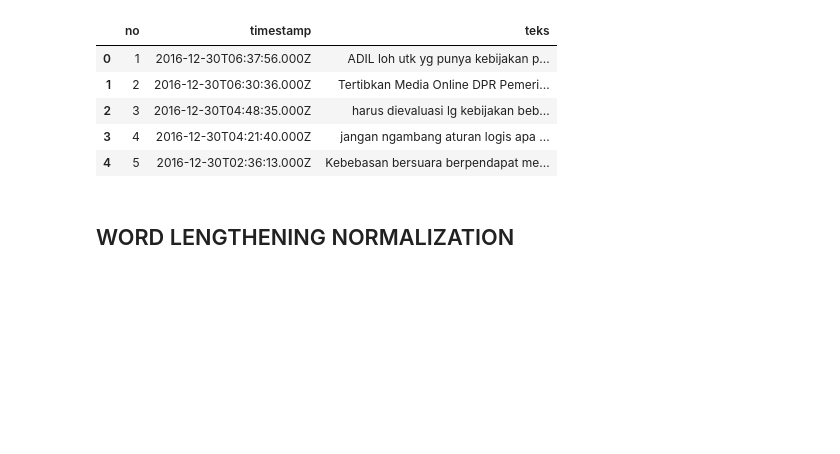
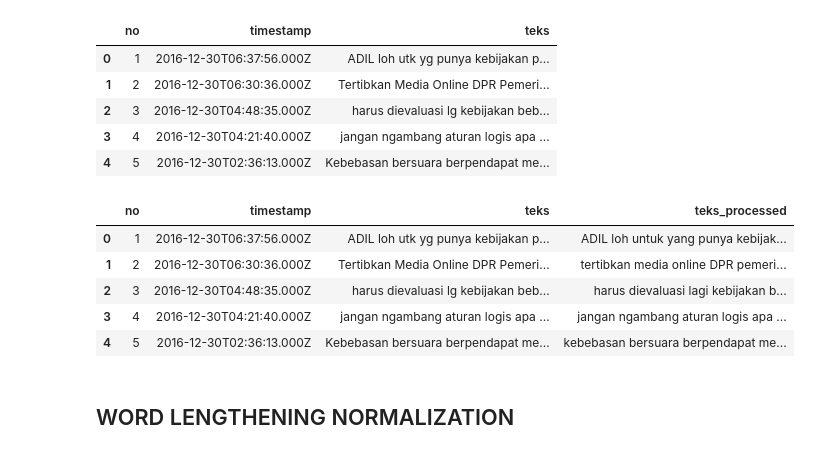
Before and after one commit to riaaazh/TugasAkhir, a Jupyter notebook: datapreparation/datapreprocessing-no-stem/datapreprocessing.ipynb, the cells around one changed output. Saved outputs shown, nothing was run; the diff lists cells and outputs as text; code cells hidden in the pictures; blank space fills up the shorter version.

```diff
--- a/datapreparation/datapreprocessing-no-stem/datapreprocessing.ipynb
+++ b/datapreparation/datapreprocessing-no-stem/datapreprocessing.ipynb
@@ -25,6 +25,20 @@ Jumlah data: 13192
 | 2 | 3 | 2016-12-30T04:48:35.000Z | harus dievaluasi lg kebijakan beb... |
 | 3 | 4 | 2016-12-30T04:21:40.000Z | jangan ngambang aturan logis apa ... |
 | 4 | 5 | 2016-12-30T02:36:13.000Z | Kebebasan bersuara berpendapat me... |
+# %%
+import pandas as pd
+
+pd.set_option('display.max_colwidth', None)
+
+df = pd.read_csv('../datapreprocessing-no-stem/data_preprocessing_final_no_stem.csv')
+df.head()
+# %% [output]
+|  | no | timestamp | teks | teks_processed |
+| 0 | 1 | 2016-12-30T06:37:56.000Z | ADIL loh utk yg punya kebijakan p... | ADIL loh untuk yang punya kebijak... |
+| 1 | 2 | 2016-12-30T06:30:36.000Z | Tertibkan Media Online DPR Pemeri... | tertibkan media online DPR pemeri... |
+| 2 | 3 | 2016-12-30T04:48:35.000Z | harus dievaluasi lg kebijakan beb... | harus dievaluasi lagi kebijakan b... |
+| 3 | 4 | 2016-12-30T04:21:40.000Z | jangan ngambang aturan logis apa ... | jangan ngambang aturan logis apa ... |
+| 4 | 5 | 2016-12-30T02:36:13.000Z | Kebebasan bersuara berpendapat me... | kebebasan bersuara berpendapat me... |
 # %% [markdown]
 ## WORD LENGTHENING NORMALIZATION
 # %%
```
Also changed, not shown: 30 other files.
